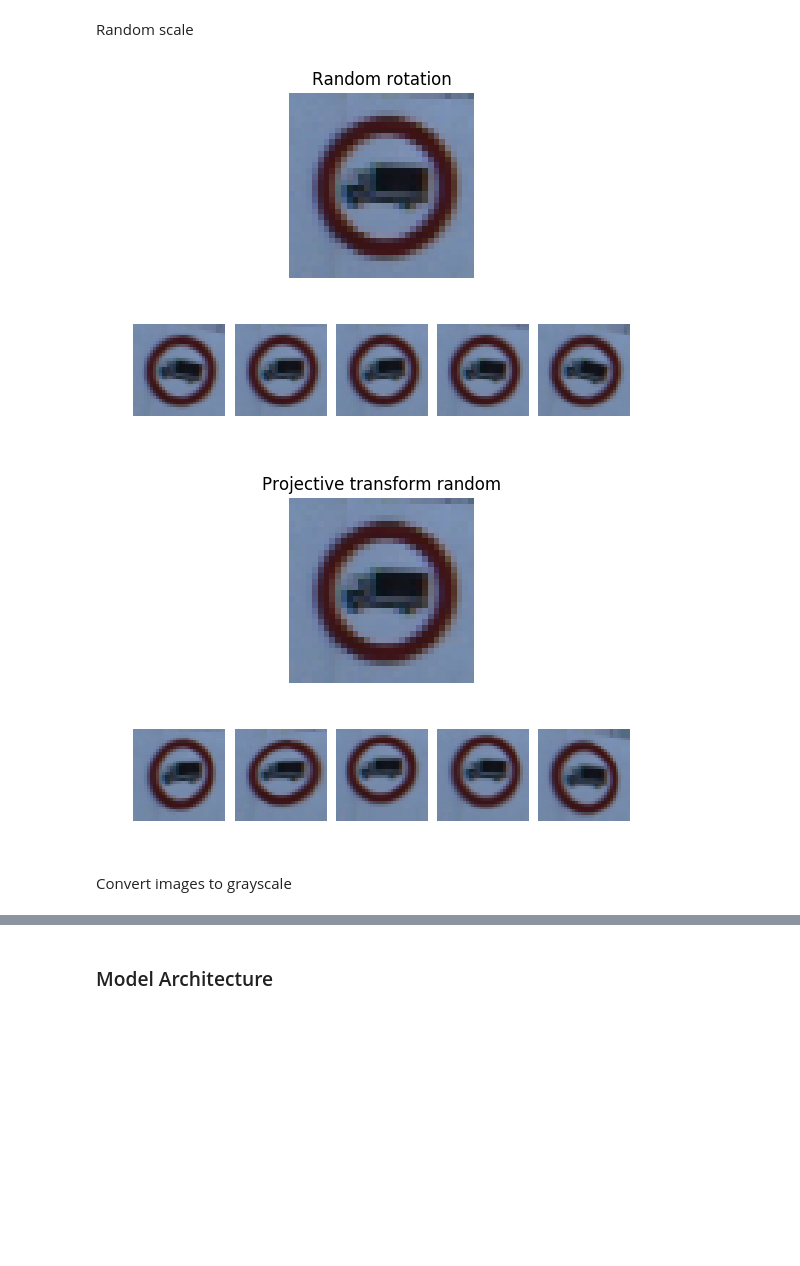
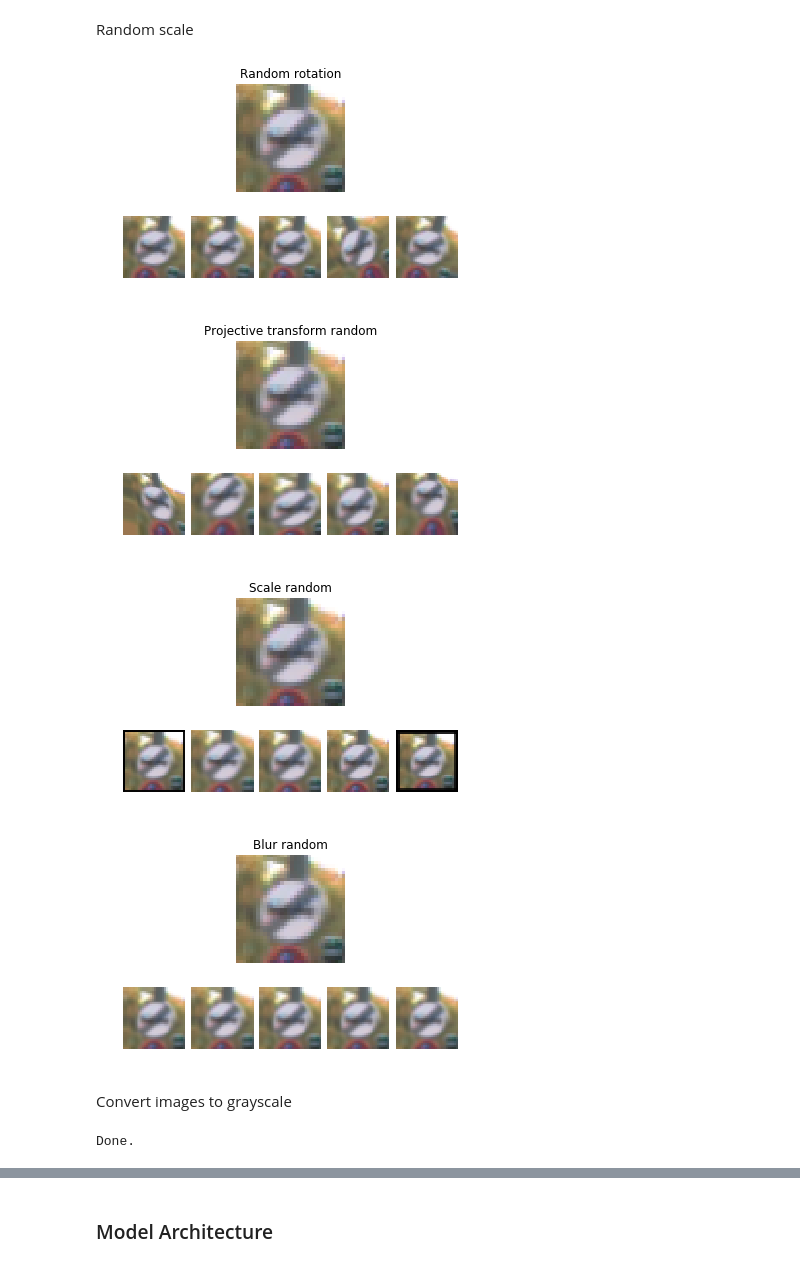
Before and after one commit to v-grishechko/CarND-Traffic-Sign-Classifier-Project, a Jupyter notebook: Traffic_Sign_Classifier.ipynb, the cells around one changed output, grey strips where cells are left out. Saved outputs shown, nothing was run; the diff lists cells and outputs as text; code cells hidden in the pictures; blank space fills up the shorter version.

```diff
--- a/Traffic_Sign_Classifier.ipynb
+++ b/Traffic_Sign_Classifier.ipynb
@@ -36,6 +36,7 @@ from skimage.transform import rotate
 from skimage.transform import warp
 from skimage.transform import ProjectiveTransform
 import random
+import cv2
 
 
 def loadAndUnzip(url, path_to_directory):
@@ -75,12 +76,9 @@ if(not os.path.exists(test_file_path) or not \
    os.path.exists(train_file_path)):
     loadAndUnzip(signs_url, path_to_directory)
 
-
-# TODO: Fill this in based on where you saved the training and testing data
-
-training_file = test_file_path
+training_file = train_file_path
 validation_file= valid_file_path
-testing_file = train_file_path
+testing_file = test_file_path
 
 with open(training_file, mode='rb') as f:
     train = pickle.load(f)
@@ -413,12 +404,27 @@ def show_image_augmentation(sign, f_transform, title, count = 5):
 # %% [markdown]
 Random scale
 # %%
-show_image_augmentation(s_train[0], SignUtils.rotate_random, "Random rotation")
+show_image_augmentation(s_train[100], SignUtils.rotate_random, "Random rotation")
 
-show_image_augmentation(s_train[0], SignUtils.project_transform_random, "Projective transform random")
+show_image_augmentation(s_train[100], SignUtils.project_transform_random, "Projective transform random")
+
+show_image_augmentation(s_train[100], SignUtils.scale_random, "Scale random")
+
+show_image_augmentation(s_train[100], SignUtils.blur_random, "Blur random")
 # %% [output]
-[figure, old version]
+[figure, new version]
-[figure, old version]
+[figure, new version]
+[figure, added]
+[figure, added]
 # %% [markdown]
 Convert images to grayscale
+# %%
+s_train_oversample = SignUtils.oversample(s_train)
+s_train_gray = preprocess_data(s_train_oversample)
+s_test_gray = preprocess_data(s_test)
+s_valid_gray = preprocess_data(s_valid)
+
+print('Done.')
+# %% [output]
+Done.
 # %%
```
Also changed, not shown: parts of 23 cells of this notebook, 7 other files.
